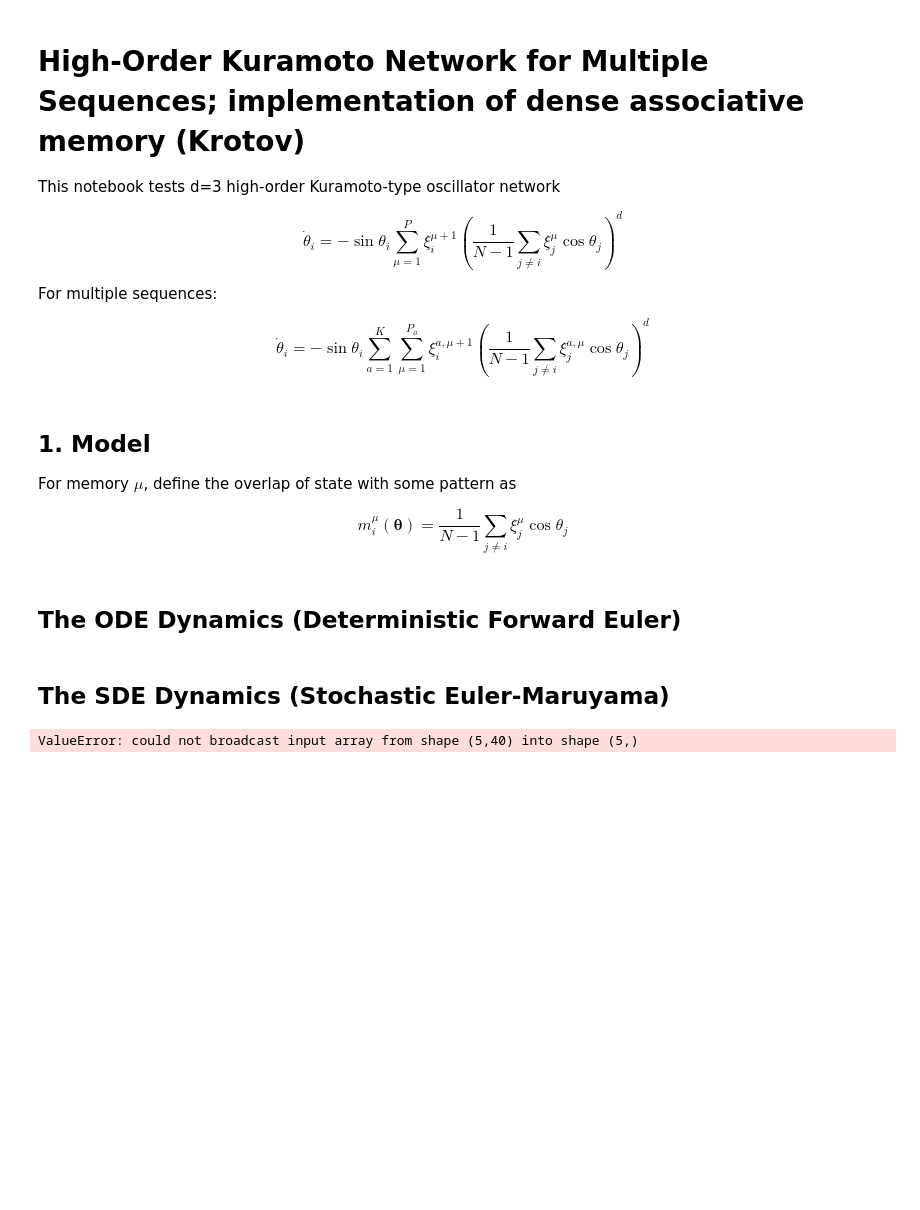
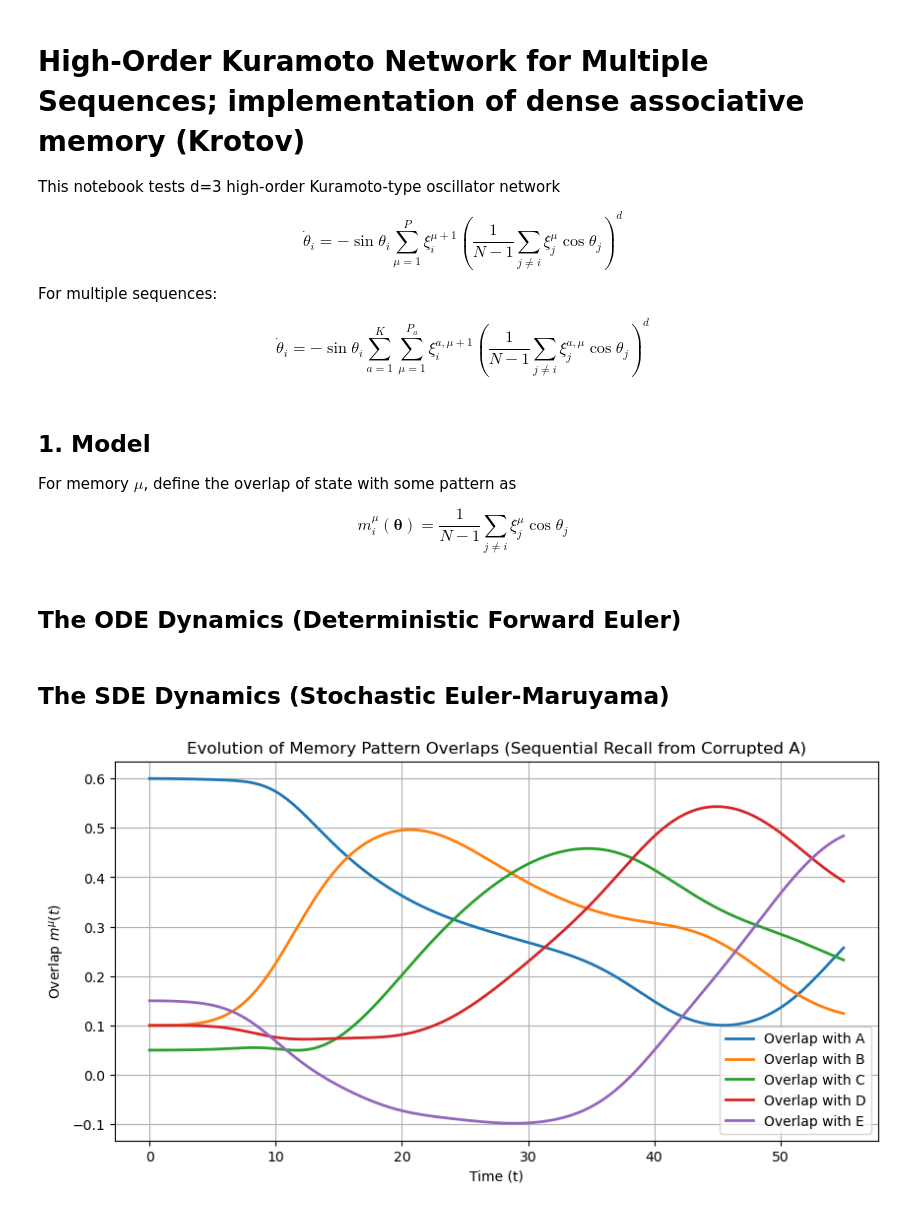
Before and after one commit to dvnrlv/Kuramoto-CD-DAM, a Jupyter notebook: kuramoto/high_order_kuramoto.ipynb, the cells around one changed output. Drawn from its saved outputs; the diff is of its cells as text; code cells hidden in the pictures; blank space fills up the shorter version.

Commit message:
multi_sequence

```diff
--- a/kuramoto/high_order_kuramoto.ipynb
+++ b/kuramoto/high_order_kuramoto.ipynb
@@ -141,13 +164,21 @@ def simulate_ode_euler(theta_init, omega, patterns, d, dt, num_steps):
 # %% [markdown]
 ## The SDE Dynamics (Stochastic Euler-Maruyama)
 # %%
-@njit
-def simulate_sde_maruyama(theta_init, omega, patterns, d, dt, num_steps, phase_noise):
+def simulate_sde_maruyama(omega, phases, xi, d=DEFAULTS["d"], dt=DEFAULTS["dt"], T=DEFAULTS["T"],
+                           phase_noise=DEFAULTS["phase_noise"], corruption_rate=DEFAULTS["corruption_rate"],
+                           seed=DEFAULTS["seed"]):
     """
     Stochastic Euler-Maruyama simulation for oscillator dynamics with phase noise.
     """
+    num_steps = int(T / dt)
+    theta_init = corrupt_pattern(phases[0], corruption_rate=corruption_rate, seed=seed)
+    return _simulate_sde_maruyama_impl(theta_init, omega, xi, d, dt, num_steps, phase_noise)
+
+
+@njit
+def _simulate_sde_maruyama_impl(theta_init, omega, xi, d, dt, num_steps, phase_noise):
     N = theta_init.shape[0]
-    P = patterns.shape[0] - 1
+    P = xi.shape[0]  # number of stored patterns in the sequence (periodic: P+1 == 1)
 
     # Pre-allocate history array
     history = np.empty((num_steps + 1, N), dtype=np.float64)
@@ -172,16 +203,16 @@ def simulate_sde_maruyama(theta_init, omega, patterns, d, dt, num_steps, phase_n
         for mu in range(P):
             temp_sum = 0.0
             for j in range(N):
-                temp_sum += patterns[mu, j] * cos_theta[j]
+                temp_sum += xi[mu, j] * cos_theta[j]
             S[mu] = temp_sum
 
         # Calculate derivatives, add noise, and update states
         for i in range(N):
             V = 0.0
             for mu in range(P):
-                inner_sum = S[mu] - patterns[mu, i] * cos_theta[i]
+                inner_sum = S[mu] - xi[mu, i] * cos_theta[i]
                 h = (inner_sum / (N - 1)) ** d
-                V += patterns[mu + 1, i] * h
+                V += xi[(mu + 1) % P, i] * h
 
             dtheta_i = omega[i] - sin_theta[i] * V
 
@@ -274,25 +289,23 @@ def run_trial(config):
 
     return results
 # %%
+trial_data = run_trial(DEFAULTS, mode="ode")
 
-trial_data = run_trial(DEFAULTS)
+plt.figure(figsize=(10, 5))
+for mu, name in enumerate(MEMORY_NAMES):
+    plt.plot(
+        trial_data['time'],
+        trial_data['overlap_history'][:, mu],
+        linewidth=2.0,
+        label=f'Overlap with {name}'
+    )
 
-patterns, _ = make_memories()
-
-P = patterns.shape[0] - 1
-plt.figure(figsize=(10, 5))
-for mu in range(P + 1):
-    plt.plot(trial_data['time'], trial_data['overlap_history'][:, mu], label=f"Pattern {mu}")
-
-# Visually mark your cue periods from the configuration dict
-plt.axvline(x=DEFAULTS['cue_1_end'], color='blue', linestyle='--', label='Cue 1 End')
-plt.axvline(x=DEFAULTS['cue_B_end'], color='red', linestyle='--', label='Cue B End')
-
-plt.title("Evolution of Memory Pattern Overlaps Across Cue Windows")
+plt.title("Evolution of Memory Pattern Overlaps (Sequential Recall from Corrupted A)")
 plt.xlabel("Time (t)")
-plt.ylabel("Overlap Magnitude")
+plt.ylabel("Overlap $m^\\mu(t)$")
 plt.legend()
 plt.grid(True)
+
 plt.show()
 # %% [output]
-ValueError: could not broadcast input array from shape (5,40) into shape (5,)
+[figure, added]
```
Also changed, not shown: parts of 12 cells of this notebook.
